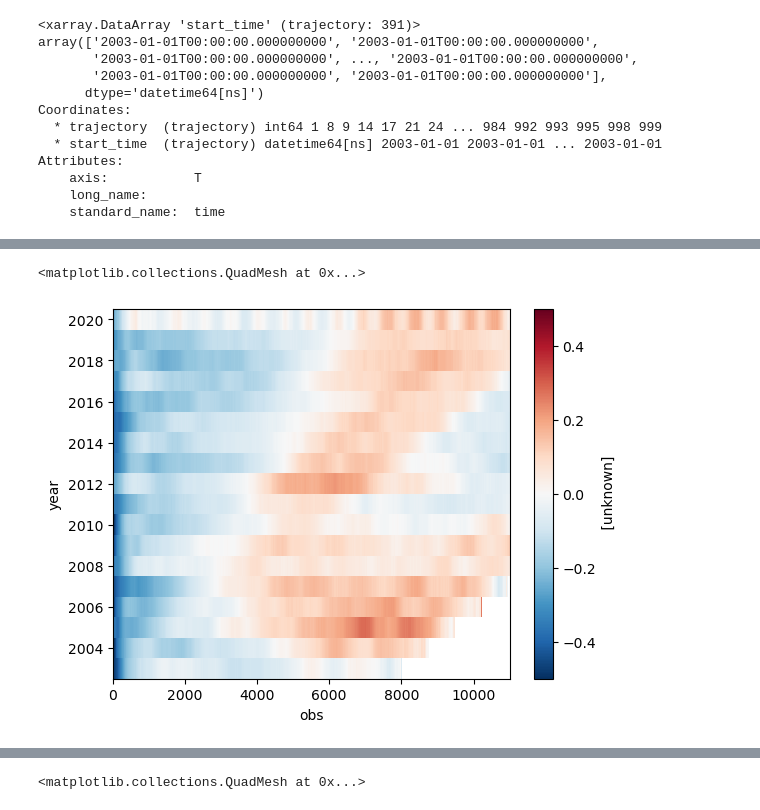
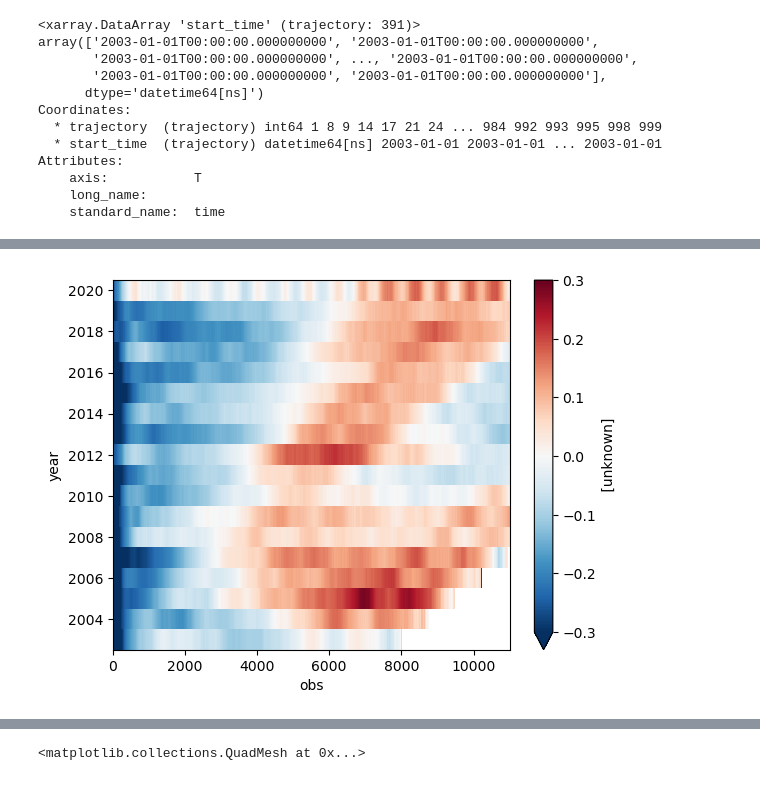
Before and after one commit to ischiller-weiss/FBC_Lagrangian, a Jupyter notebook: notebooks/hovmoller.ipynb, the cells around one changed output, grey strips where cells are left out. Saved outputs shown, nothing was run; the diff lists cells and outputs as text; code cells hidden in the pictures.

```diff
--- a/notebooks/hovmoller.ipynb
+++ b/notebooks/hovmoller.ipynb
@@ -103,7 +115,9 @@ def filter_particles_by_density(ds, density_threshold, dim=None):
 
     return ds_particles_greater_than_threshold
 # %%
-ds = xr.open_dataset('data/level2/parcels_releases_seed-2345.zarr', engine='zarr', chunks='auto')
+ds = xr.open_dataset(
+    "data/level2/parcels_releases_seed-2345.zarr", engine="zarr", chunks="auto"
+)
 # ds = filter_beached_particles(ds,'obs')
 ds = compute_density(ds)
 # %%
@@ -144,5 +141,7 @@ Attributes: (0)
 # %%
-traj_ind_sorted_by_depth_per_release = np.argsort(p.isel(obs=0,trajectory=slice(0,391)).z.values) # 391 is the # of particles stored per release
+traj_ind_sorted_by_depth_per_release = np.argsort(
+    p.isel(obs=0, trajectory=slice(0, 391)).z.values
+)  # 391 is the # of particles stored per release
 
 # p = p.isel(trajectory=traj_ind_sorted_by_depth_per_release)
 # first release sorted by depth
@@ -213,21 +276,22 @@ plt.axhline(y=1100, color='r', linestyle='--');
 # # Flatten the result to get a 1D array
 # result_array = result_array.flatten()
 # %%
-
 # Original array
 
-avail_traj = [traj_ind_sorted_by_depth_per_release][0]#[70:160] # GO OVER ALL DEPTHS
-original_array = avail_traj #np.array([1, 2, 3, 4])
+avail_traj = [traj_ind_sorted_by_depth_per_release][0]  # [70:160] # GO OVER ALL DEPTHS
+original_array = avail_traj  # np.array([1, 2, 3, 4])
 
 # Number of repetitions
-n_repeats = int(ds.trajectory.size/391) #391*2
+n_repeats = int(ds.trajectory.size / 391)  # 391*2
 
 # Create an array to hold the result
 result_array = np.zeros(n_repeats * len(original_array), dtype=int)
 
 # Fill the result array with the incremented values
 for i in range(n_repeats):
-    result_array[i * len(original_array):(i + 1) * len(original_array)] = original_array + (i * 391)
+    result_array[i * len(original_array) : (i + 1) * len(original_array)] = (
+        original_array + (i * 391)
+    )
 
 print(result_array)
 
@@ -290,8 +361,9 @@ array([    13,    321,     28, ..., 497617, 497453, 497516])
 # %%
-#avail_traj = [traj_ind_sorted_by_depth_per_release][:10]
-#sorted(avail_traj)
+# avail_traj = [traj_ind_sorted_by_depth_per_release][:10]
+# sorted(avail_traj)
 
-p.temp.isel(trajectory=sorted(avail_traj_extended), obs=slice(0,11_000)).groupby('start_time.year').mean().plot()
+p.temp.isel(trajectory=sorted(avail_traj_extended), obs=slice(0, 11_000)).groupby(
+    "start_time.year"
+).mean().plot(vmin=-0.3, vmax=0.3, cmap="RdBu_r");
 # %% [output]
-<matplotlib.collections.QuadMesh at 0x...>
-[figure, old version]
+[figure, new version]
```
Also changed, not shown: parts of 73 cells of this notebook, 2 other files.
